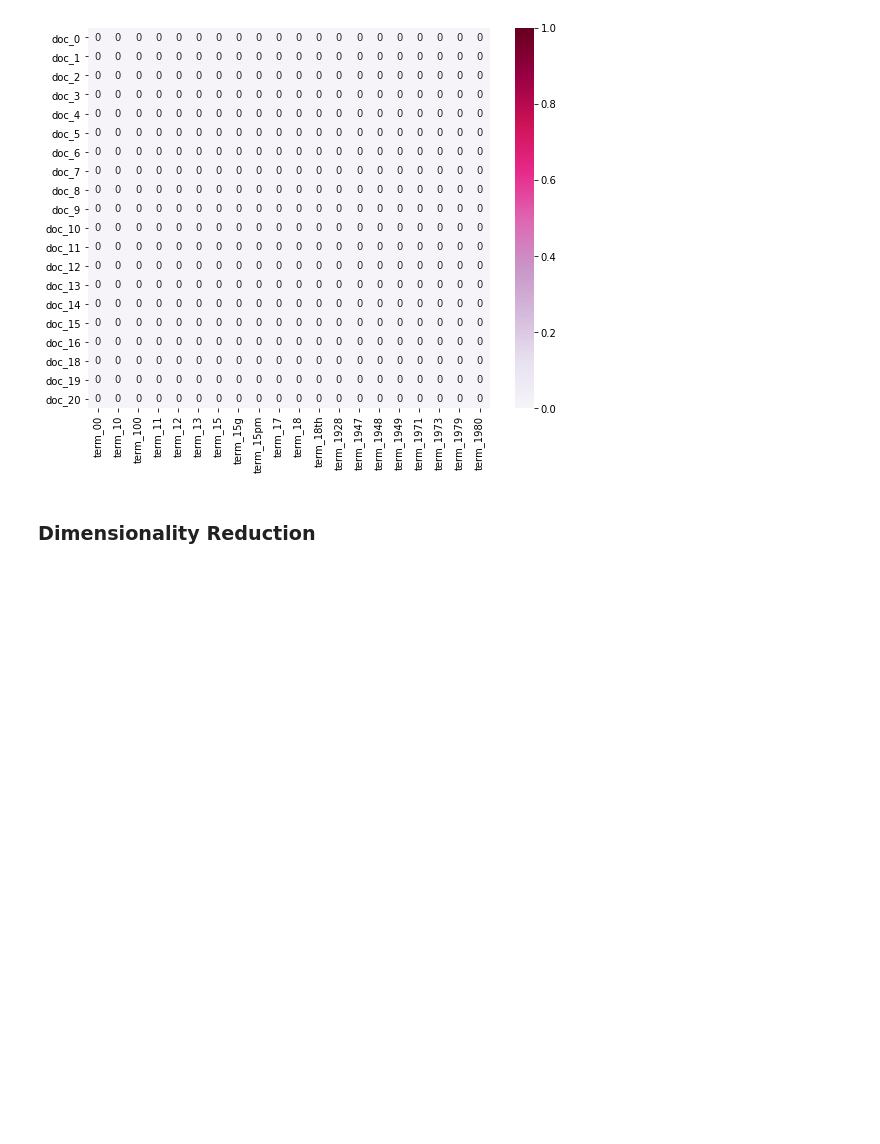
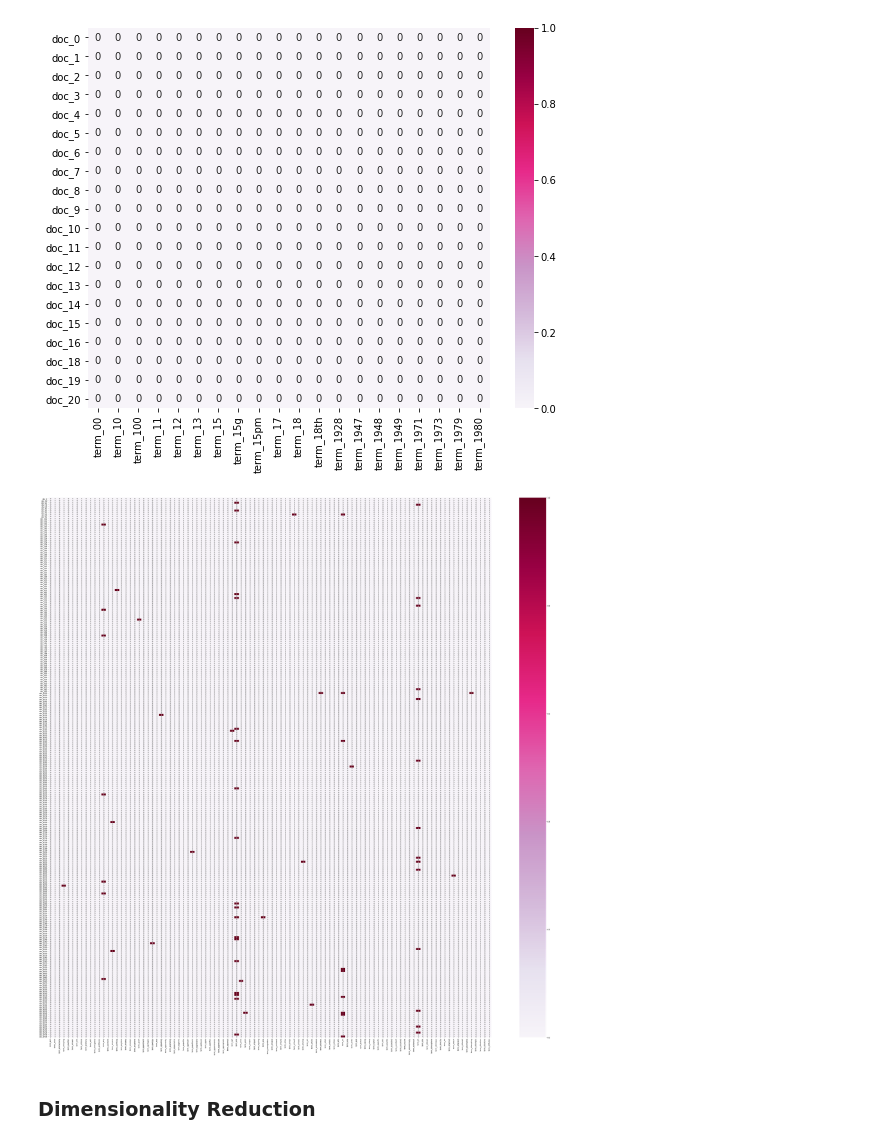
Before and after one commit to weichiao-cs07/dm_2018_hw_1, a Jupyter notebook: weichiaohuang_0756527.ipynb, the cells around one changed output. Drawn from its saved outputs; the diff is of its cells as text; code cells hidden in the pictures; blank space fills up the shorter version.

```diff
--- a/weichiaohuang_0756527.ipynb
+++ b/weichiaohuang_0756527.ipynb
@@ -618,6 +618,18 @@ ax = sns.heatmap(df_todraw,
                  vmin=0, vmax=1, annot=True)
 # %% [output]
 [figure]
+# %%
+plot_x_sample = ["term_"+str(i) for i in count_vect.get_feature_names()[230:330]]
+plot_y_sample = ["doc_"+ str(i) for i in list(senti_label.index)[0::10]]
+#print(plot_y_sample)
+plot_z_sample = senti_label_counts[0::10,230:330].toarray()
+#print (len(plot_z_sample[0]))
+
+df_todraw = pd.DataFrame(plot_z_sample, columns = plot_x_sample, index = plot_y_sample)
+plt.subplots(figsize=(60, 60))
+ax_ex = sns.heatmap(df_todraw,cmap="PuRd",vmin=0, vmax=1, annot=True)
+# %% [output]
+[figure, added]
 # %% [markdown]
 ### Dimensionality Reduction
 # %%
```
Also changed, not shown: parts of 15 cells of this notebook, 1 other file.
